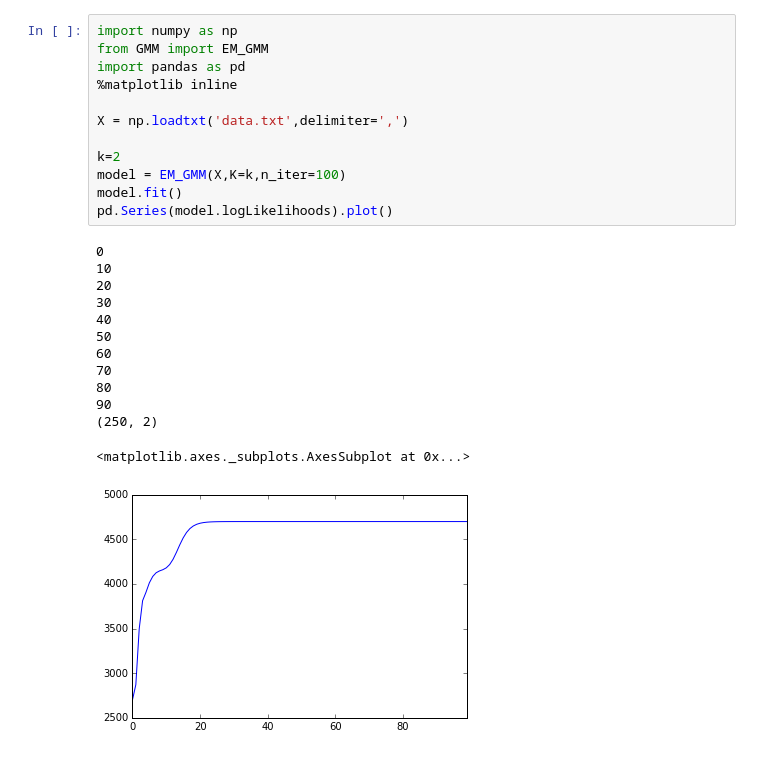
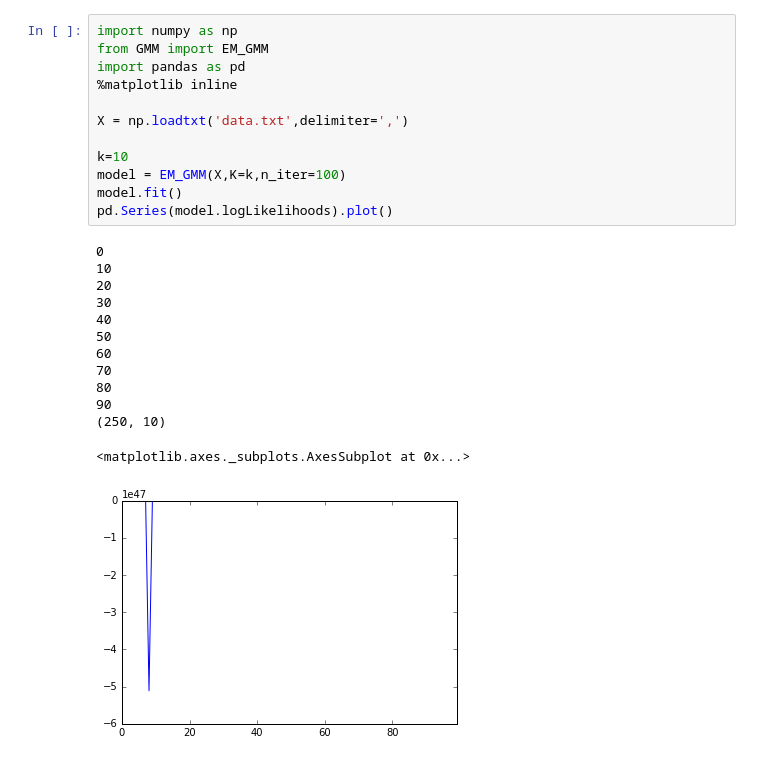
Before and after one commit to countif/Bayes, a Jupyter notebook: HW4/hw4.ipynb, the cells around one changed output. Cells and saved outputs as stored; diff of their text form.

```diff
--- a/HW4/hw4.ipynb
+++ b/HW4/hw4.ipynb
@@ -1,26 +1,26 @@
 # %%
 import numpy as np
 from GMM import EM_GMM
 import pandas as pd
 %matplotlib inline
 
 X = np.loadtxt('data.txt',delimiter=',')
 
-k=2
+k=10
 model = EM_GMM(X,K=k,n_iter=100)
 model.fit()
 pd.Series(model.logLikelihoods).plot()
 # %% [output]
 0
 10
 20
 30
 40
 50
 60
 70
 80
 90
-(250, 2)
+(250, 10)
 <matplotlib.axes._subplots.AxesSubplot at 0x...>
-[figure, old version]
+[figure, new version]
```
Also changed, not shown: parts of 1 cell of this notebook, 2 other files.
